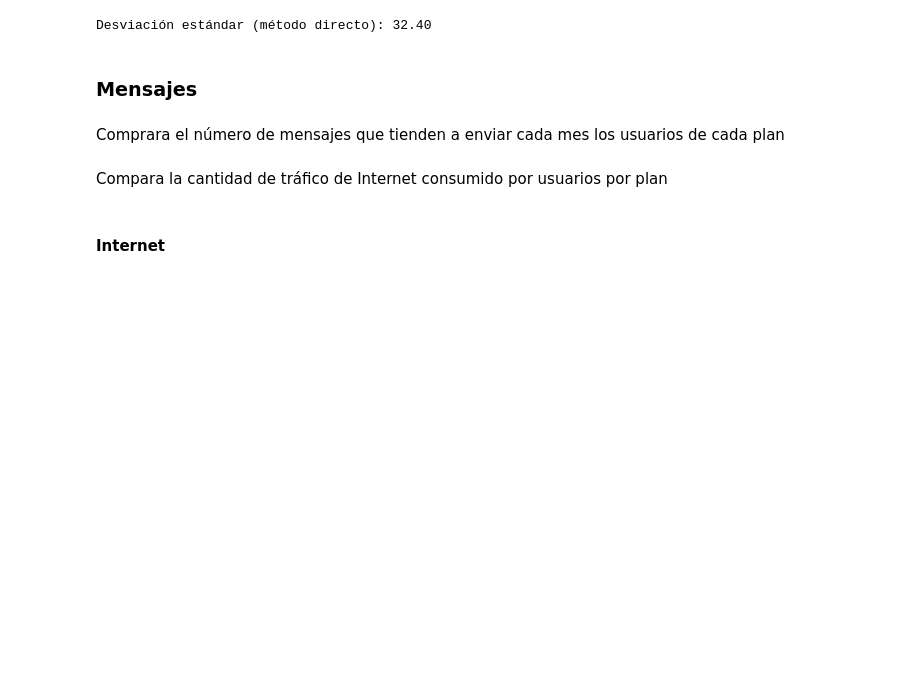
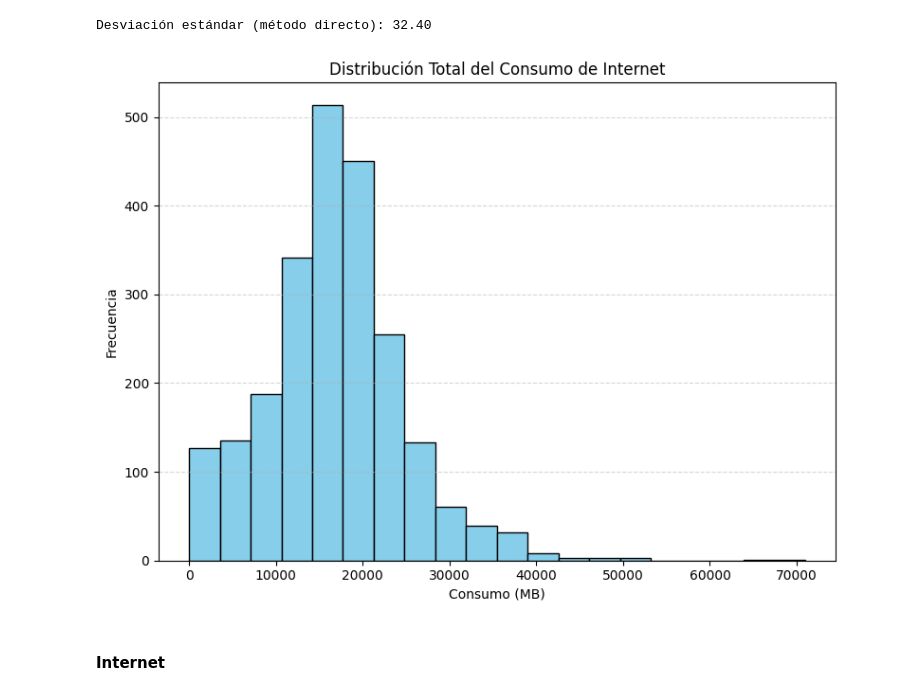
Before and after one commit to Rom5262/Llamadas, a Jupyter notebook: telefonos.ipynb, the cells around one changed output. Drawn from its saved outputs; the diff is of its cells as text; code cells hidden in the pictures; blank space fills up the shorter version.

```diff
--- a/telefonos.ipynb
+++ b/telefonos.ipynb
@@ -621,12 +621,18 @@ std_dev_calls = final_data['call_count'].std()
 print(f"Desviación estándar (método directo): {std_dev_calls:.2f}")
 # %% [output]
 Desviación estándar (método directo): 32.40
-# %% [markdown]
-### Mensajes
-# %% [markdown]
-Comprara el número de mensajes que tienden a enviar cada mes los usuarios de cada plan
-# %% [markdown]
-Compara la cantidad de tráfico de Internet consumido por usuarios por plan
+# %%
+# Histograma del consumo general
+plt.figure(figsize=(8, 6))
+plt.hist(final_data['compil_internet'], bins=20, color='skyblue', edgecolor='black')
+plt.title('Distribución Total del Consumo de Internet')
+plt.xlabel('Consumo (MB)')
+plt.ylabel('Frecuencia')
+plt.grid(axis='y', linestyle='--', alpha=0.5)
+plt.tight_layout()
+plt.show()
+# %% [output]
+[figure, added]
 # %% [markdown]
 #### Internet
 # %%
```
Also changed, not shown: parts of 2 cells of this notebook, 1 other file.
